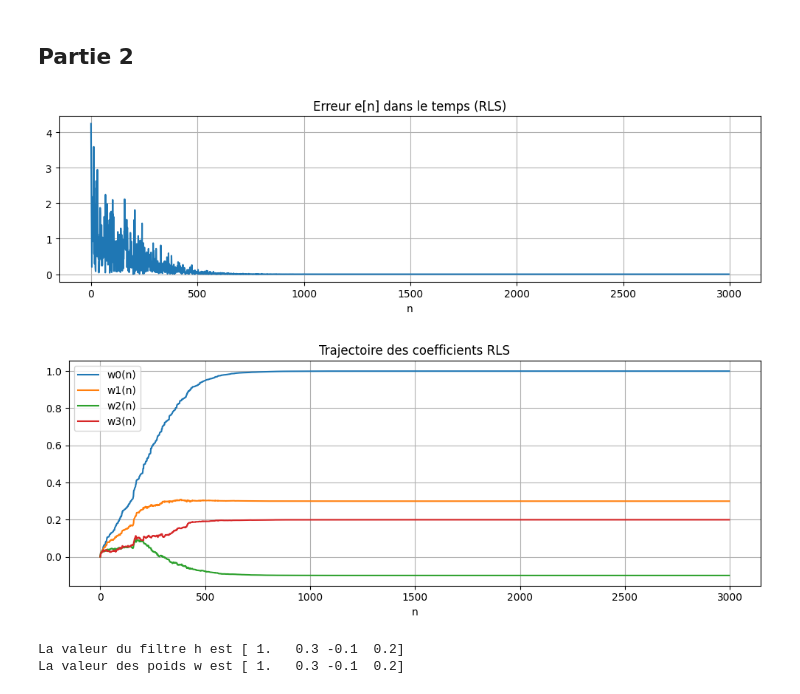
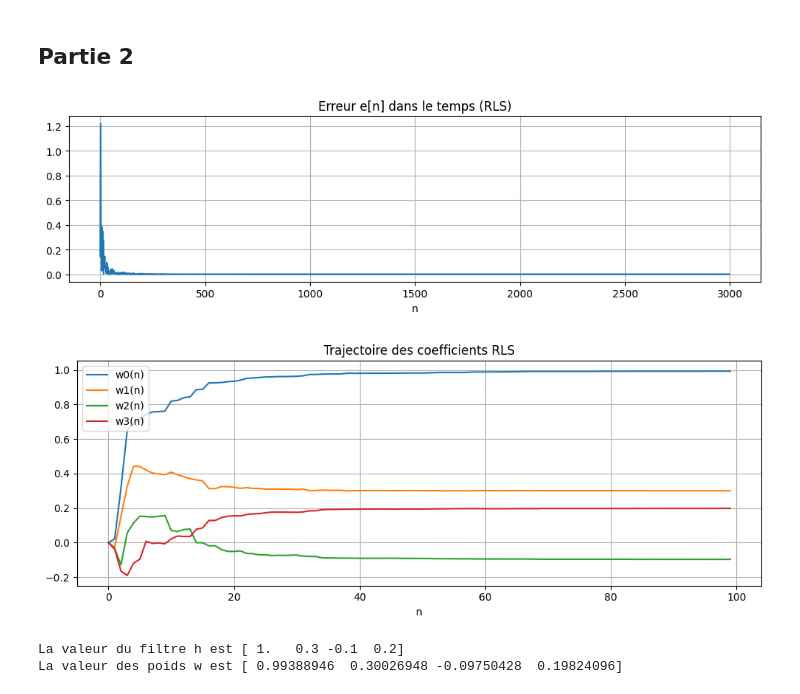
Before and after one commit to PailBoy/TP_SIGNAL_AVANCE, a Jupyter notebook: TP2/notebook/TP_RLS_IMAHO_EL_BOUROUMI.ipynb, the cells around one changed output. Drawn from its saved outputs; the diff is of its cells as text; code cells hidden in the pictures.

```diff
--- a/TP2/notebook/TP_RLS_IMAHO_EL_BOUROUMI.ipynb
+++ b/TP2/notebook/TP_RLS_IMAHO_EL_BOUROUMI.ipynb
@@ -200,7 +200,7 @@ for i in range(n_lambda) :
 # %%
 x, d, h = generate_test_signals_2(N = N, variance=variance, rho = 0.5)
 P = len(h)
-W, y, e = algoms_RLS(x, d, P, lambda_=0.99, delta = 1000)
+W, y, e = algoms_RLS(x, d, P, lambda_=0.99, delta = 1.3)
 # %%
 n0 = P - 1
 en = e[n0:]
@@ -212,26 +212,26 @@ plt.title("Erreur e[n] dans le temps (RLS)")
 plt.xlabel("n")
 plt.grid(True); plt.tight_layout(); plt.show()
 # %% [output]
-[figure, old version]
+[figure, new version]
 # %%
 plt.figure(figsize=(10, 4))
 W= np.array(W, dtype = float)
 for k in range(P):
-    plt.plot(W[:, k], label=f"w{k}(n)")
+    plt.plot(W[:100, k], label=f"w{k}(n)")
 
 
 plt.title("Trajectoire des coefficients RLS")
 plt.xlabel("n")
 plt.legend()
 plt.grid(True)
 plt.tight_layout()
 plt.show()
 print("La valeur du filtre h est", h)
-print("La valeur des poids w est", W[-1])
+print("La valeur des poids w est", W[100])
 # %% [output]
-[figure, old version]
+[figure, new version]
 La valeur du filtre h est [ 1.   0.3 -0.1  0.2]
-La valeur des poids w est [ 1.   0.3 -0.1  0.2]
+La valeur des poids w est [ 0.99388946  0.30026948 -0.09750428  0.19824096]
 # %%
 x, d, h = generate_test_RLS_signals(N=1000, variance_x = 1.0, noise_variance =0.01, P=5, frequency=0.5, rho = 0.5)
 P = len(h)
```
Also changed, not shown: parts of 3 cells of this notebook, 1 other file.
